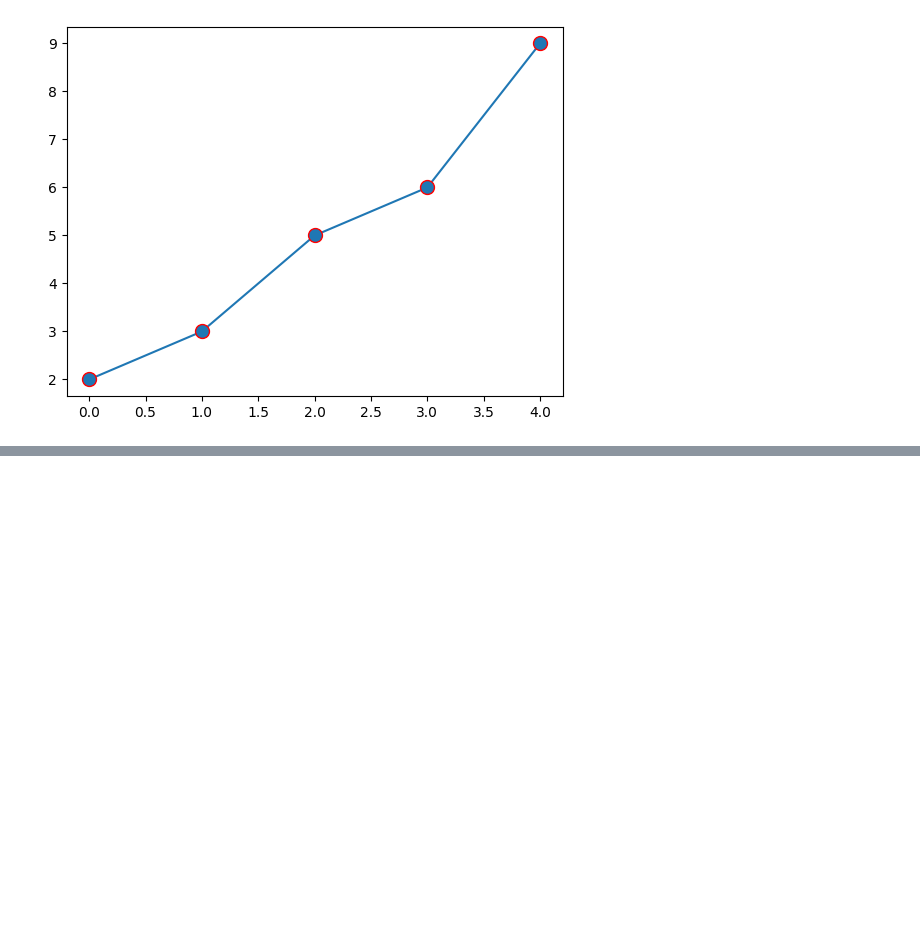
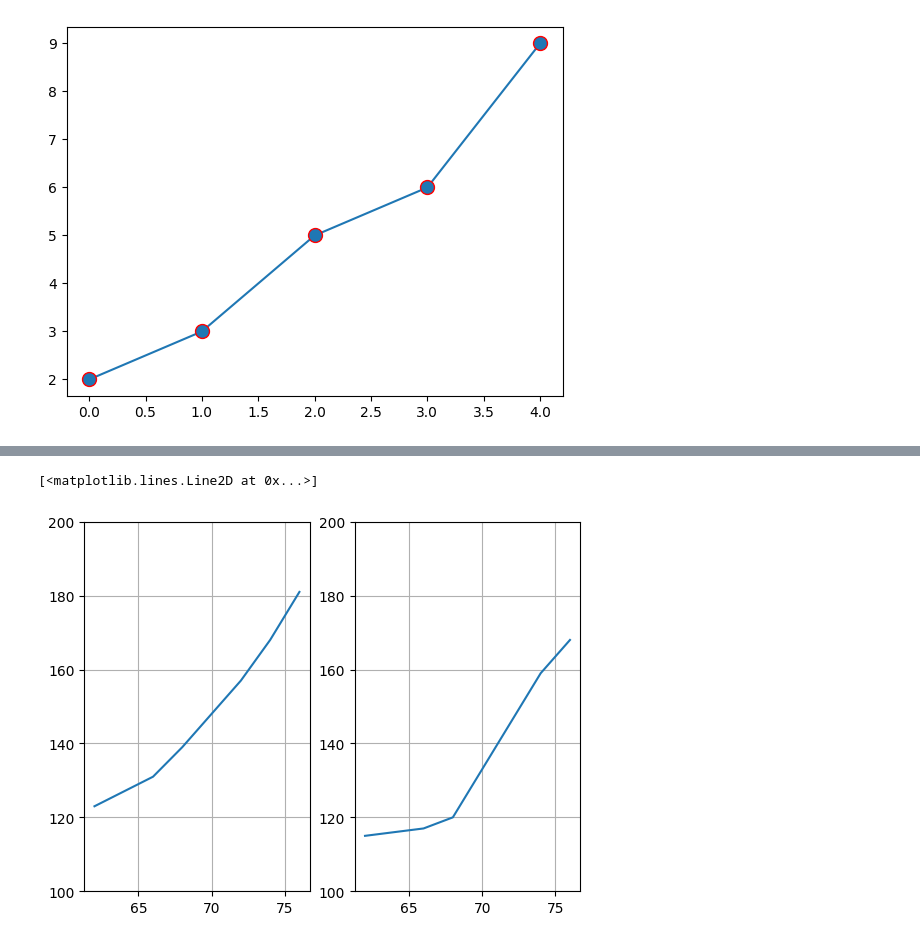
Before and after one commit to nexiqo/Machine-learning-challenge-in-100-days, a Jupyter notebook: mlday1.ipynb, the cells around one changed output, grey strips where cells are left out. Cells and saved outputs as stored; diff of their text form; code cells hidden in the pictures; blank space fills up the shorter version.

```diff
--- a/mlday1.ipynb
+++ b/mlday1.ipynb
@@ -60,0 +82,20 @@ plt.plot(ypoints,marker='o',mfc='r',ms=10)
+# %%
+# 1row, 2 column
+import matplotlib.pyplot as plt
+height = [62,66,68,70,72,74,76]
+male_weight=[123,131,139,148,157,168,181]
+female_weight=[115,117,120,133,146,159,168]
+plt.subplot(1,2,1)
+plt.ylim(100,200)
+plt.grid()
+plt.plot(height,male_weight,label='male')
+
+
+
+plt.subplot(1,2,2)
+plt.ylim(100,200)
+plt.grid()
+plt.plot(height,female_weight)
+# %% [output]
+[<matplotlib.lines.Line2D at 0x...>]
+[figure, added]
```
Also changed, not shown: parts of 3 cells of this notebook.
